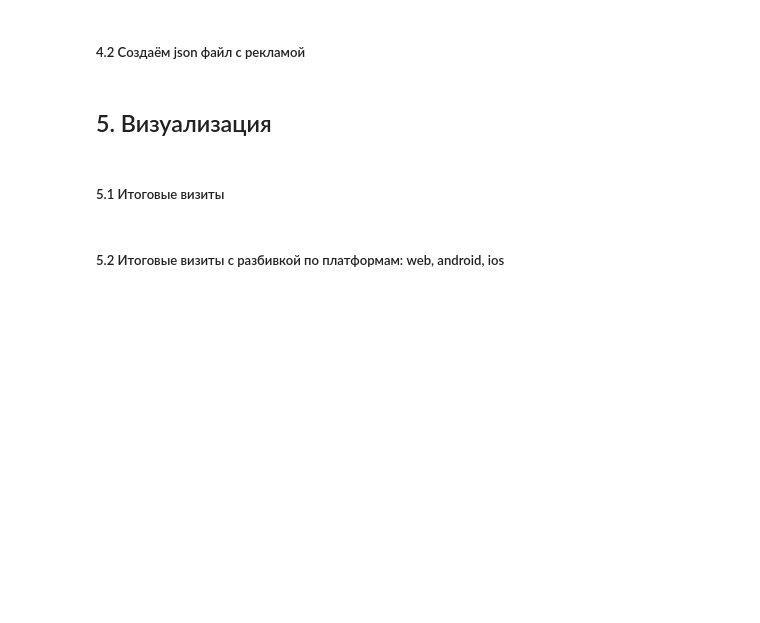
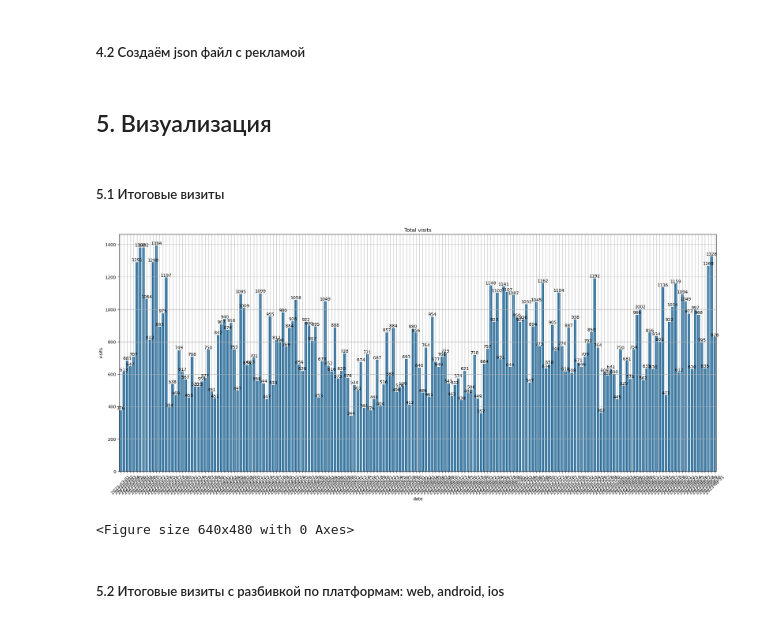
Before and after one commit to skorykov-ivan/data-analytics-project-100, a Jupyter notebook: charts_project.ipynb, the cells around one changed output. Saved outputs shown, nothing was run; the diff lists cells and outputs as text; code cells hidden in the pictures; blank space fills up the shorter version.

```diff
--- a/charts_project.ipynb
+++ b/charts_project.ipynb
@@ -156,21 +279,24 @@ ads_merged.to_json('./ads.json', orient='columns', date_format='epoch')
 # %%
 plt.figure(figsize = (25, 10))
 
 ax = sns.barplot(
     x='date_group',
     y='visits',
     data=ads_merged
 )
 ax.bar_label(ax.containers[0])
 plt.title('Total visits')
-plt.xlabel('date_group')
+plt.xlabel('date')
 plt.xticks(rotation=45)
 plt.grid()
 
 plt.show()
 
 #Сохраняем график
-#plt.savefig(f'./charts/1.visits_by_date.png')
+plt.savefig(f'./charts/1.visits_by_date.png')
+# %% [output]
+[figure, added]
+<Figure size 640x480 with 0 Axes>
 # %% [markdown]
 ##### 5.2 Итоговые визиты с разбивкой по платформам: web, android, ios
 # %%
```
Also changed, not shown: parts of 26 cells of this notebook, 2 other files.
